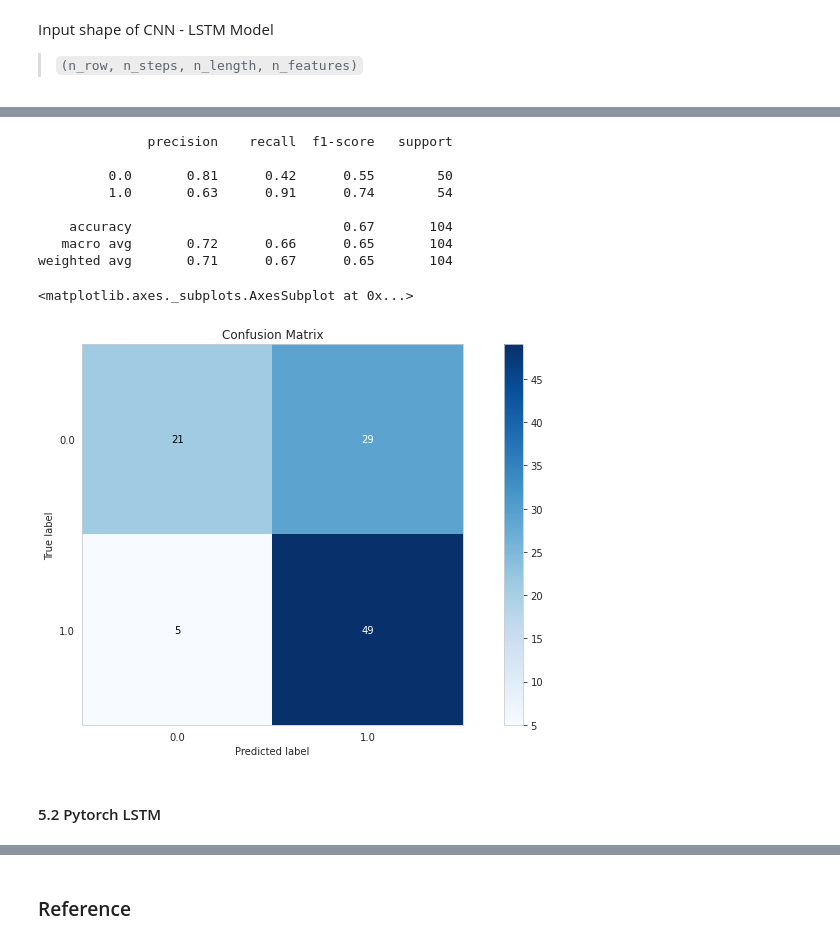
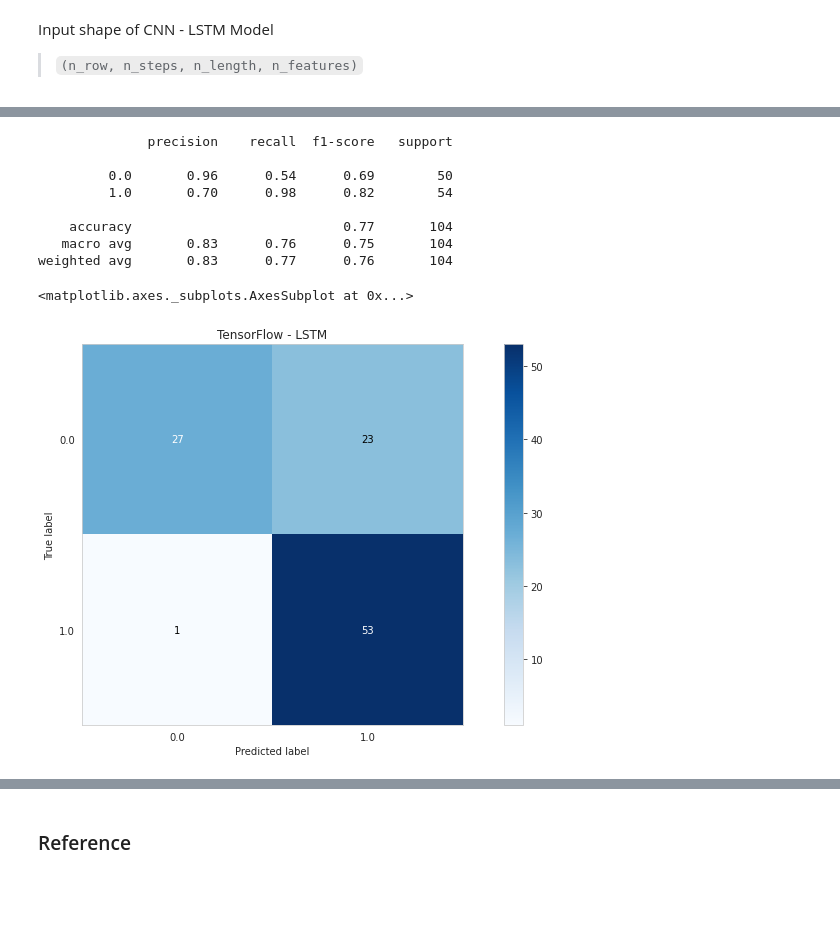
Before and after one commit to Satorumi/Machine-Learning, a Jupyter notebook: TimeSeries_Classification.ipynb, the cells around one changed output, grey strips where cells are left out. Saved outputs shown, nothing was run; the diff lists cells and outputs as text; code cells hidden in the pictures; blank space fills up the shorter version.

```diff
--- a/TimeSeries_Classification.ipynb
+++ b/TimeSeries_Classification.ipynb
@@ -504,20 +493,16 @@ visualize_performance(history, 'loss')
 # %%
-probs = LSTM_model.predict(X_test)
-pred = (probs > 0.5).astype(np.float32)
-print(classification_report(y_test.reshape(-1, 1), pred))
+probs = TensorFlow_LSTM.predict(X_test)
+pred = (probs > 0.5).astype(np.float32).squeeze()
+print(classification_report(y_test, pred, zero_division=1))
+scikitplot.metrics.plot_confusion_matrix(y_test, pred, title='TensorFlow - LSTM')
 # %% [output]
               precision    recall  f1-score   support
 
-         0.0       0.81      0.42      0.55        50
-         1.0       0.63      0.91      0.74        54
+         0.0       0.96      0.54      0.69        50
+         1.0       0.70      0.98      0.82        54
 
-    accuracy                           0.67       104
-   macro avg       0.72      0.66      0.65       104
-weighted avg       0.71      0.67      0.65       104
+    accuracy                           0.77       104
+   macro avg       0.83      0.76      0.75       104
+weighted avg       0.83      0.77      0.76       104
+<matplotlib.axes._subplots.AxesSubplot at 0x...>
+[figure, added]
-# %%
-scikitplot.metrics.plot_confusion_matrix(y_test, pred)
-# %% [output]
-<matplotlib.axes._subplots.AxesSubplot at 0x...>
-[figure, removed]
-# %% [markdown]
-#### 5.2 Pytorch LSTM
```
Also changed, not shown: parts of 36 cells of this notebook.
